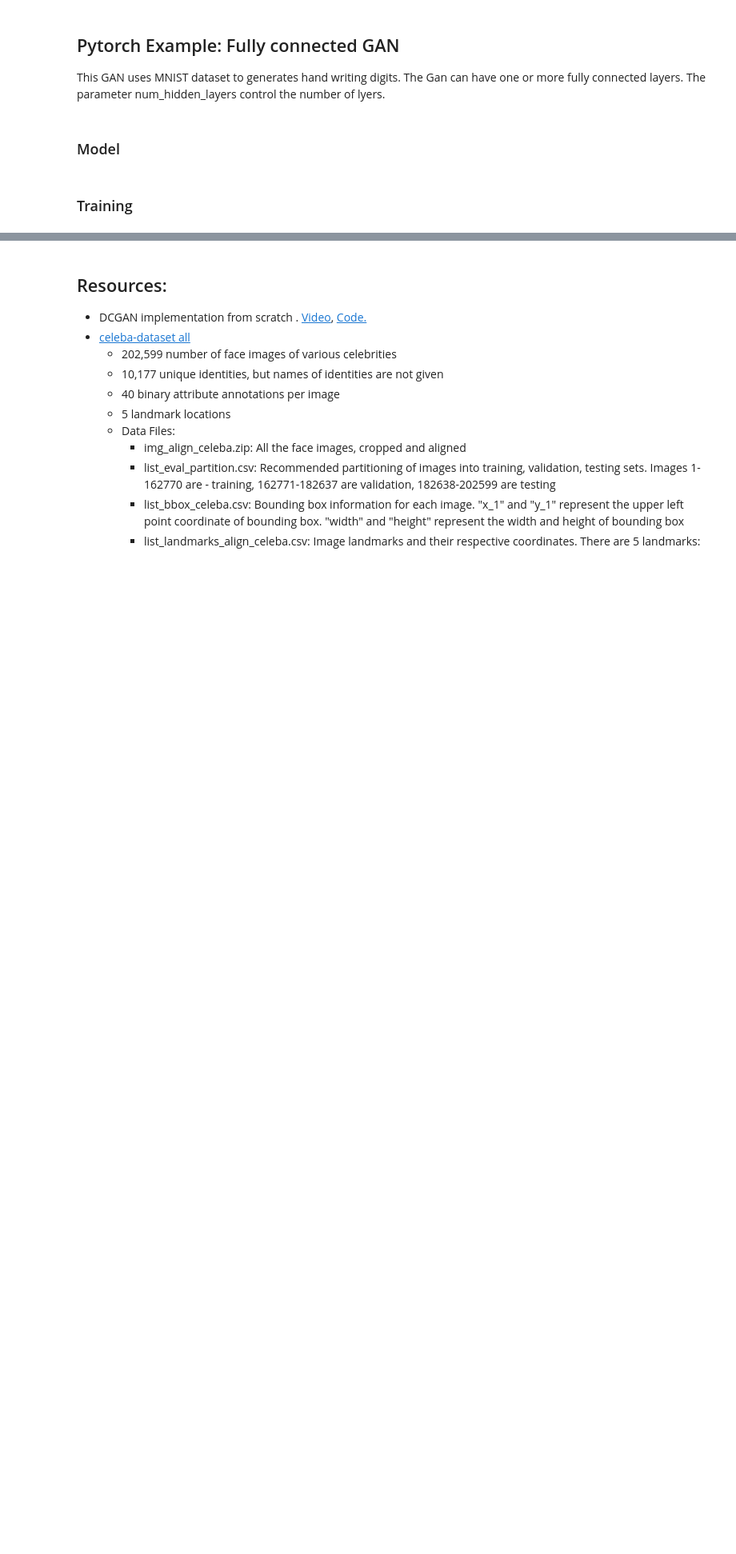
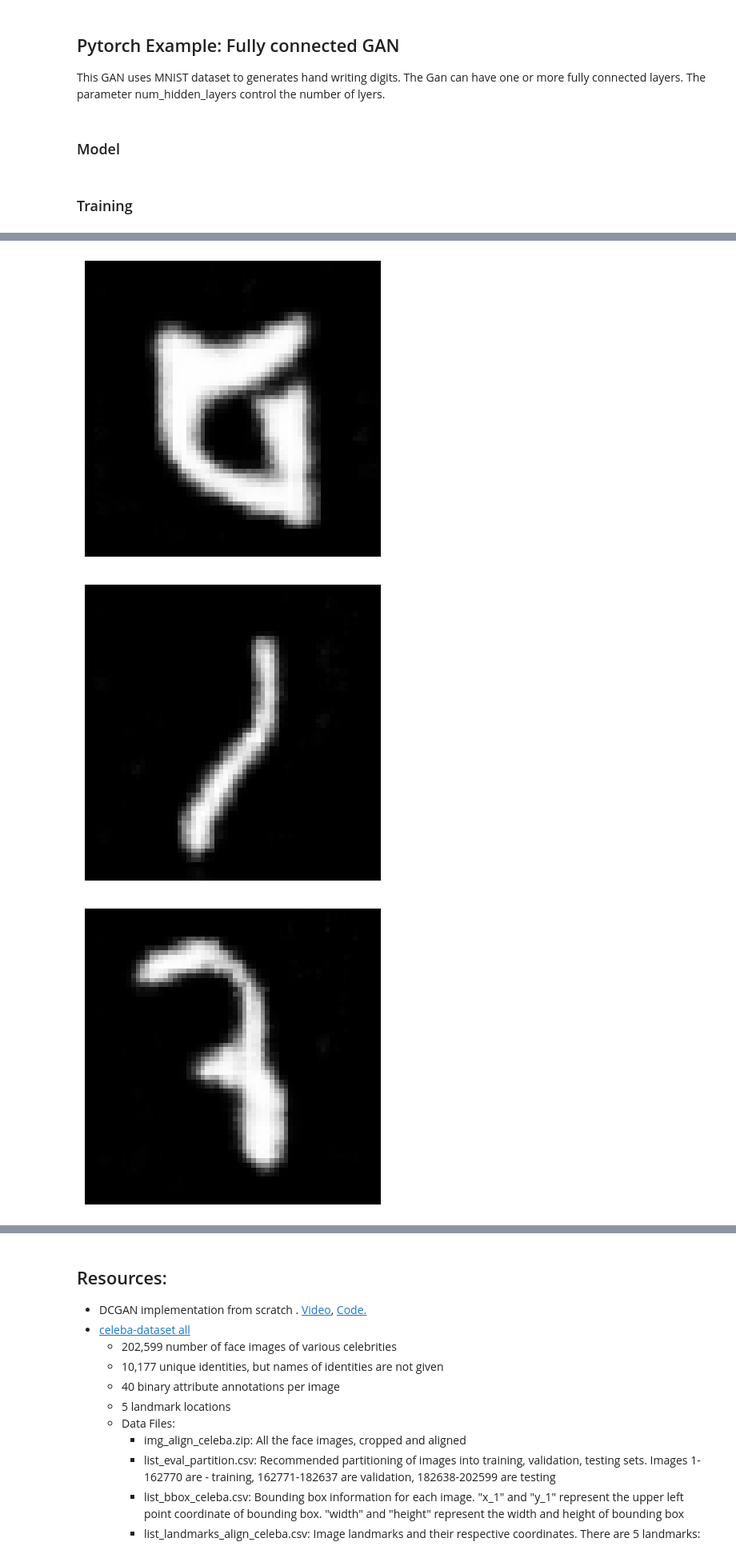
Before and after one commit to ia-ML/iaGANs, a Jupyter notebook: iaGANs002_DC.ipynb, the cells around one changed output, grey strips where cells are left out. Shown at 80% size. Cells and saved outputs as stored; diff of their text form; code cells hidden in the pictures; blank space fills up the shorter version.

```diff
--- a/iaGANs002_DC.ipynb
+++ b/iaGANs002_DC.ipynb
@@ -281,0 +283,25 @@ for epoch in range(num_epochs):  # Assuming you want to display images from all
+# %%
+# Initialize your generator with the architecture's parameters
+gen = Generator(noise_dim, channels_img, features_gen).to(device)
+num_images   = 10
+# Load the trained weights
+model_path = os.path.join(model_folder, "model_"+datasetName+"_"+str(epoch)+".pth")
+gen.load_state_dict(torch.load(model_path, map_location=device))
+gen.eval()  # Set to evaluation mode
+
+# Generate a batch of images
+for i in range(num_images):
+    with torch.no_grad():
+        fixed_noise = torch.randn(32, noise_dim, 1, 1, device=device)  # Generate random noise
+        fake_images = gen(fixed_noise)  # Generate fake images from noise
+
+    # Visualize the first generated image
+    img = torchvision.utils.make_grid(fake_images[:1], normalize=True)
+    img_array = img.permute(1, 2, 0).cpu().numpy()
+    plt.imshow(img_array)
+    plt.axis('off')  # Hide the axes
+    plt.show()
+# %% [output]
+[figure, added]
+[figure, added]
+[figure, added]
```
Also changed, not shown: parts of 5 cells of this notebook.
